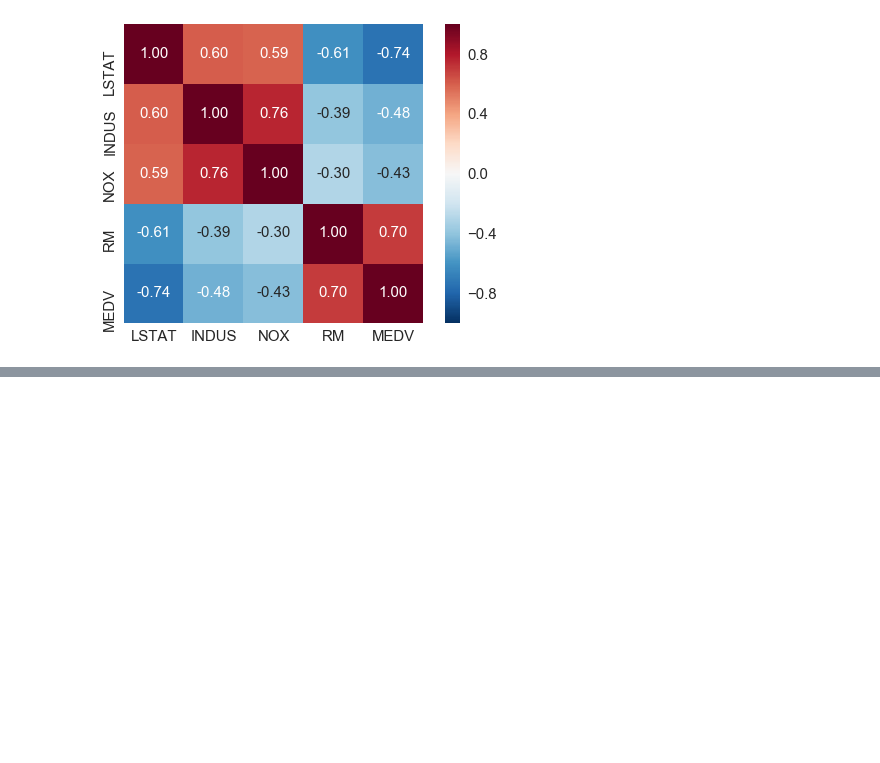
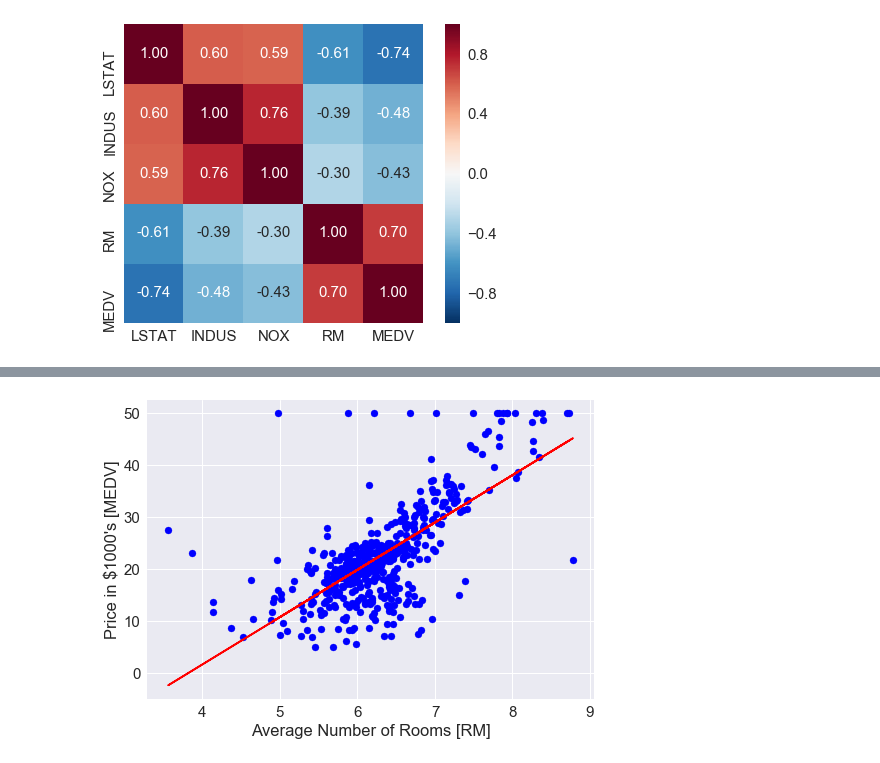
Before and after one commit to ishandikshit/Completed-Projects, a Jupyter notebook: Linear Regression/Linear_Reg_1.ipynb, the cells around one changed output, grey strips where cells are left out. Cells and saved outputs as stored; diff of their text form; code cells hidden in the pictures; blank space fills up the shorter version.

```diff
--- a/Linear Regression/Linear_Reg_1.ipynb
+++ b/Linear Regression/Linear_Reg_1.ipynb
@@ -60,6 +150,8 @@ NameError: name 'slr_std' is not defined
 # %%
-plt.scatter(x, y, c='blue')
-plt.plot(x, slr.predict(x), color='red')
-plt.xlabel('Avg RM')
-plt.ylabel('Price in Ks [MEDV]')
+plt.scatter(X,y, color='blue')
+plt.plot(X, slr.predict(X), color='red')
+plt.xlabel('Average Number of Rooms [RM]')
+plt.ylabel('Price in $1000\'s [MEDV]')
 plt.show()
+# %% [output]
+[figure, added]
```
Also changed, not shown: parts of 11 cells of this notebook, 9 other files.
